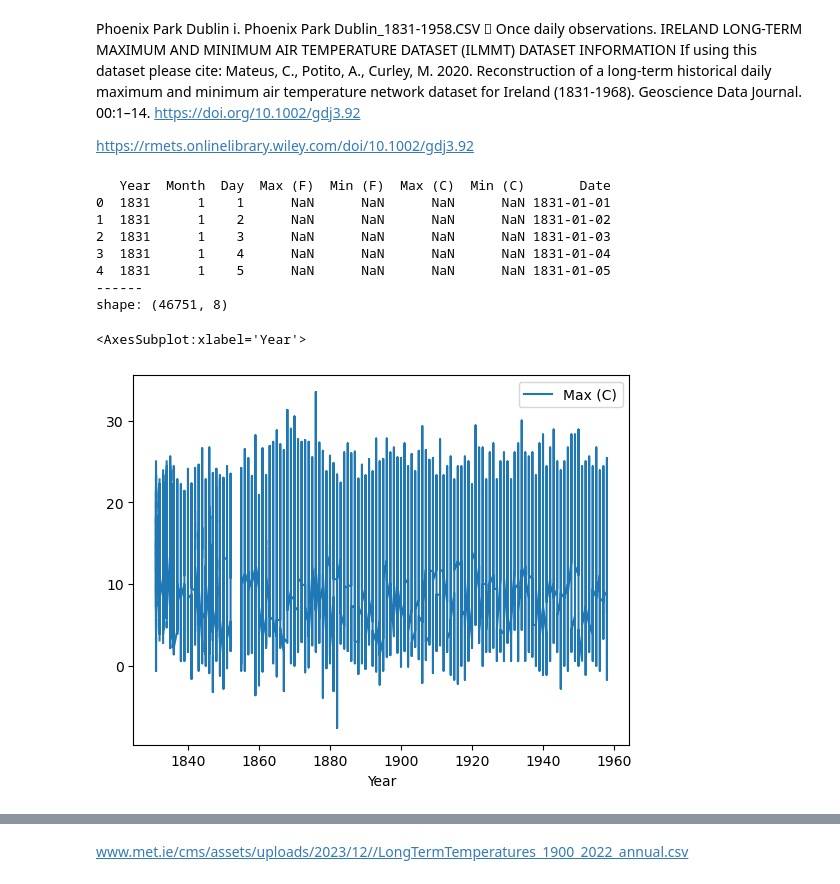
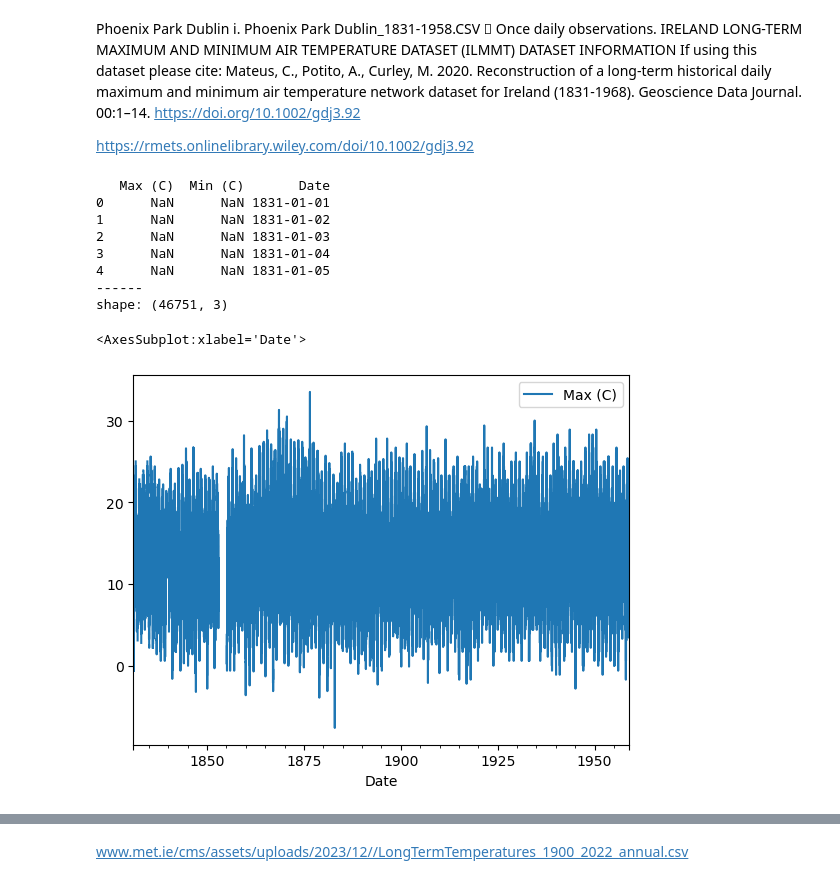
Before and after one commit to OlgaKnut/Programming-for-Data-Analysis-Project-2, a Jupyter notebook: pfda_project_2.ipynb, the cells around one changed output, grey strips where cells are left out. Saved outputs shown, nothing was run; the diff lists cells and outputs as text; code cells hidden in the pictures.

```diff
--- a/pfda_project_2.ipynb
+++ b/pfda_project_2.ipynb
@@ -406,22 +420,27 @@ https://rmets.onlinelibrary.wiley.com/doi/10.1002/gdj3.92
 url='Phoenix Park Dublin_1831-1958.csv'
 irish_temp_df=pd.read_csv(url)
 irish_temp_df['Date'] = pd.to_datetime(irish_temp_df[['Year','Month','Day']])
+irish_temp_df.drop('Year', axis=1, inplace=True)
+irish_temp_df.drop('Month', axis=1, inplace=True)
+irish_temp_df.drop('Day', axis=1, inplace=True)
+irish_temp_df.drop('Max (F)', axis=1, inplace=True)
+irish_temp_df.drop('Min (F)', axis=1, inplace=True)
 # %%
 print(irish_temp_df.head())
 print("------")
 print("shape:", irish_temp_df.shape)
 # %% [output]
-   Year  Month  Day  Max (F)  Min (F)  Max (C)  Min (C)       Date
-0  1831      1    1      NaN      NaN      NaN      NaN 1831-01-01
-1  1831      1    2      NaN      NaN      NaN      NaN 1831-01-02
-2  1831      1    3      NaN      NaN      NaN      NaN 1831-01-03
-3  1831      1    4      NaN      NaN      NaN      NaN 1831-01-04
-4  1831      1    5      NaN      NaN      NaN      NaN 1831-01-05
+   Max (C)  Min (C)       Date
+0      NaN      NaN 1831-01-01
+1      NaN      NaN 1831-01-02
+2      NaN      NaN 1831-01-03
+3      NaN      NaN 1831-01-04
+4      NaN      NaN 1831-01-05
 ------
-shape: (46751, 8)
+shape: (46751, 3)
 # %%
 
-irish_temp_df.plot(x="Year", y="Max (C)")
+irish_temp_df.plot(x="Date", y="Max (C)")
 # %% [output]
-<AxesSubplot:xlabel='Year'>
+<AxesSubplot:xlabel='Date'>
-[figure, old version]
+[figure, new version]
```
Also changed, not shown: parts of 22 cells of this notebook.
